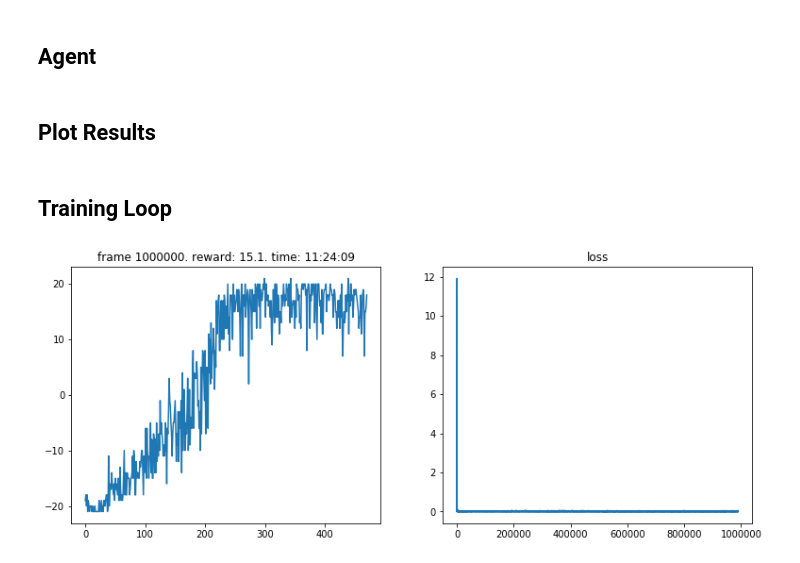
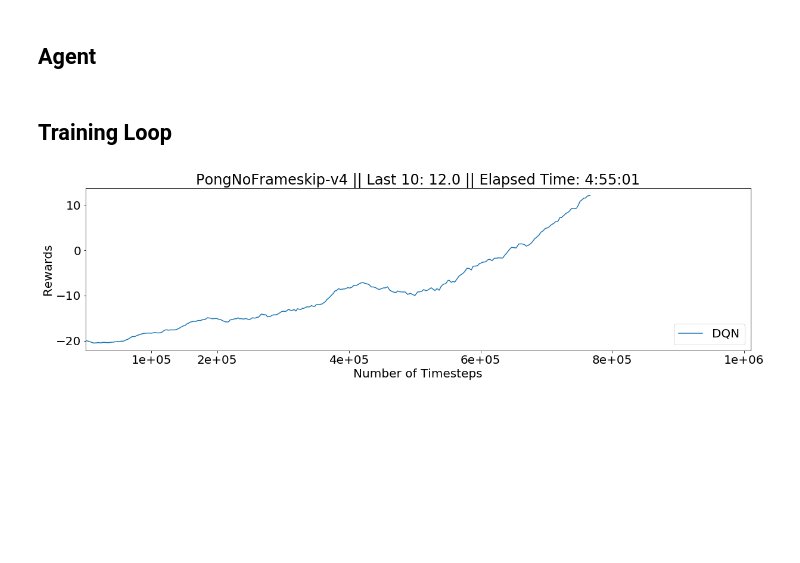
Before and after one commit to qfettes/DeepRL-Tutorials, a Jupyter notebook: 03.Double_DQN.ipynb, the cells around one changed output. Saved outputs shown, nothing was run; the diff lists cells and outputs as text; code cells hidden in the pictures; blank space fills up the shorter version.

Commit message:
02, 03, and 04 new results

```diff
--- a/03.Double_DQN.ipynb
+++ b/03.Double_DQN.ipynb
@@ -48,21 +49,16 @@ config.BATCH_SIZE = 32
 #Learning control variables
 config.LEARN_START = 10000
 config.MAX_FRAMES=1000000
+config.UPDATE_FREQ = 1
 
 #Nstep controls
 config.N_STEPS=1
 # %% [markdown]
-## Agent
+ ## Agent
 # %%
 class Model(DQN_Agent):
     def __init__(self, static_policy=False, env=None, config=None):
         super(Model, self).__init__(static_policy, env, config)
 
-    def declare_networks(self):
-        self.model = DQN(self.num_feats, self.num_actions, body=AtariBody)
-        self.target_model = DQN(self.num_feats, self.num_actions, body=AtariBody)
-
     def get_max_next_state_action(self, next_states):
         return self.model(next_states).max(dim=1)[1].view(-1, 1)
-# %% [markdown]
-## Plot Results
@@ -85,43 +65,52 @@ def plot(frame_idx, rewards, losses, sigma, elapsed_time):
 # %% [markdown]
-## Training Loop
+ ## Training Loop
 # %%
 start=timer()
 
+log_dir = "/tmp/gym/"
+try:
+    os.makedirs(log_dir)
+except OSError:
+    files = glob.glob(os.path.join(log_dir, '*.monitor.csv'))
+    for f in files:
+        os.remove(f)
+
 env_id = "PongNoFrameskip-v4"
 env    = make_atari(env_id)
-env    = wrap_deepmind(env, frame_stack=False)
-env    = wrap_pytorch(env)
-model = Model(env=env, config=config)
+env    = bench.Monitor(env, os.path.join(log_dir, env_id))
+env    = wrap_deepmind(env, episode_life=True, clip_rewards=True, frame_stack=False, scale=True)
+env    = WrapPyTorch(env)
+model  = Model(env=env, config=config)
 
 episode_reward = 0
 
 observation = env.reset()
 for frame_idx in range(1, config.MAX_FRAMES + 1):
     epsilon = config.epsilon_by_frame(frame_idx)
 
     action = model.get_action(observation, epsilon)
     prev_observation=observation
     observation, reward, done, _ = env.step(action)
     observation = None if done else observation
 
     model.update(prev_observation, action, reward, observation, frame_idx)
     episode_reward += reward
 
     if done:
         model.finish_nstep()
         model.reset_hx()
         observation = env.reset()
         model.save_reward(episode_reward)
         episode_reward = 0
 
-        if np.mean(model.rewards[-10:]) > 19:
-            plot(frame_idx, model.rewards, model.losses, model.sigma_parameter_mag, timedelta(seconds=int(timer()-start)))
-            break
-
     if frame_idx % 10000 == 0:
-        plot(frame_idx, model.rewards, model.losses, model.sigma_parameter_mag, timedelta(seconds=int(timer()-start)))
+        try:
+            clear_output(True)
+            plot_reward(log_dir, env_id, 'DQN', config.MAX_FRAMES, bin_size=10, smooth=1, time=timedelta(seconds=int(timer()-start)), ipynb=True)
+        except IOError:
+            pass
 
 model.save_w()
 env.close()
 # %% [output]
-[figure, old version]
+[figure, new version]
```
Also changed, not shown: parts of 5 cells of this notebook, 2 other files.
